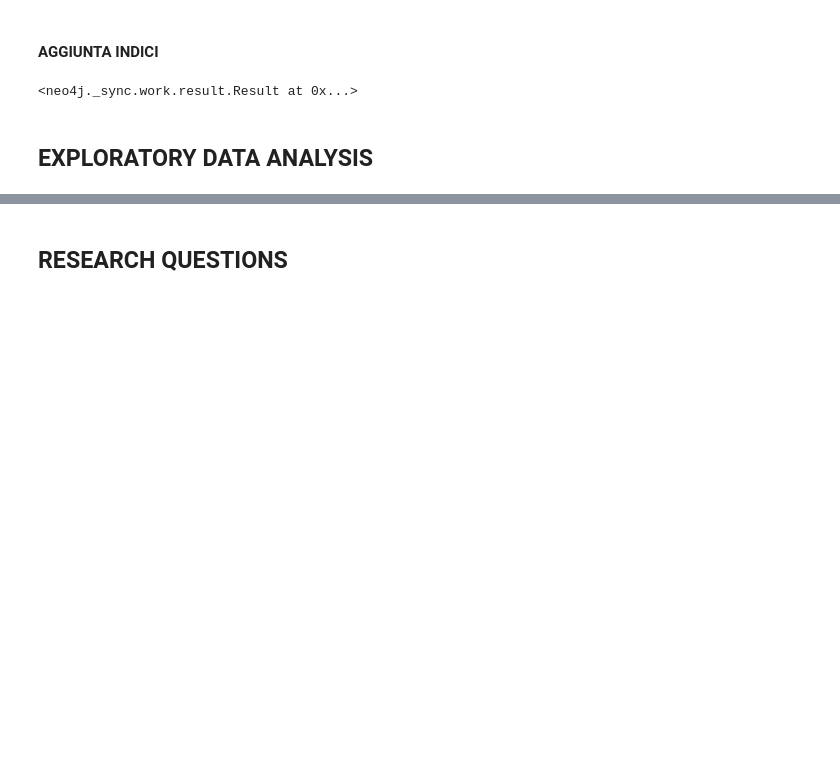
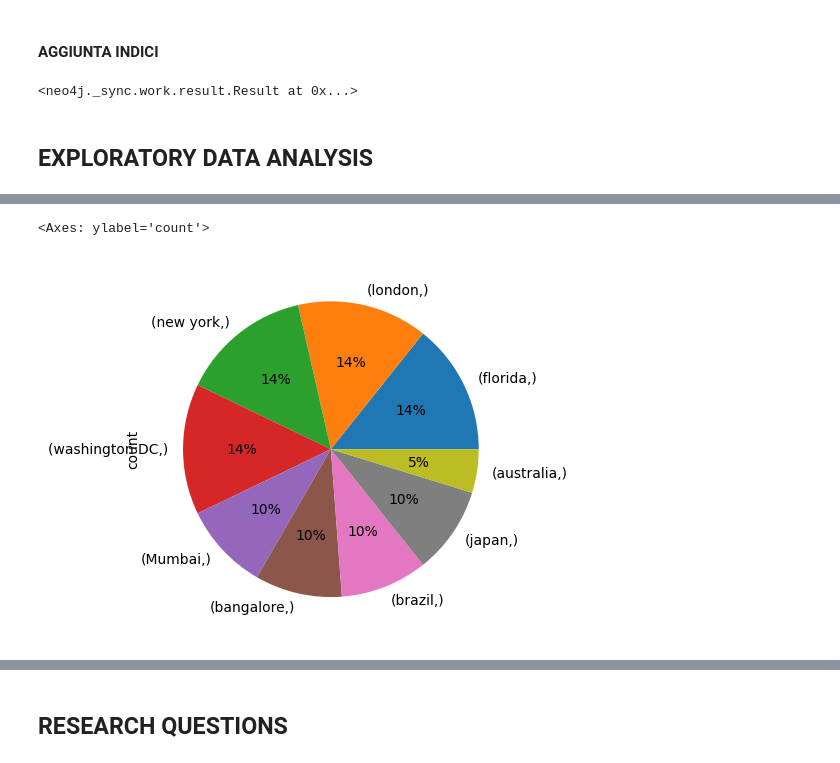
Before and after one commit to Gattopandacorno/bigData, a Jupyter notebook: GDS_Module.ipynb, the cells around one changed output, grey strips where cells are left out. Cells and saved outputs as stored; diff of their text form; code cells hidden in the pictures; blank space fills up the shorter version.

```diff
--- a/GDS_Module.ipynb
+++ b/GDS_Module.ipynb
@@ -189,0 +242,8 @@ s.run('''create text index for (c:Comment) on (c.text)''')
+# %%
+# Per completare la visualizzazione della moda delle properties piu' importanti
+# aggiungiamo il grafico sulle percentuali delle location taggate
+res = s.run('''match (t:Tag) return t.location''').data()
+pd.DataFrame(res).value_counts().plot(y="location", kind="pie", autopct='%1.0f%%')
+# %% [output]
+<Axes: ylabel='count'>
+[figure, added]
```
Also changed, not shown: parts of 11 cells of this notebook.
